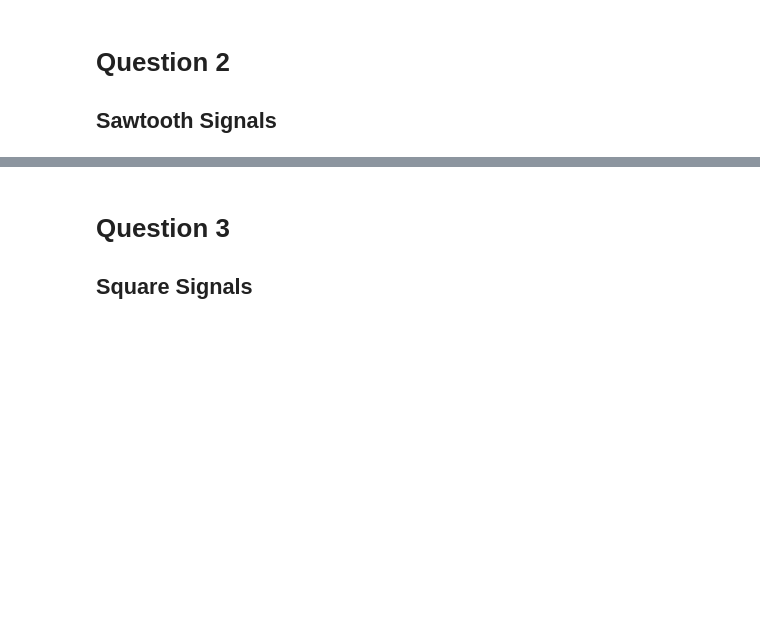
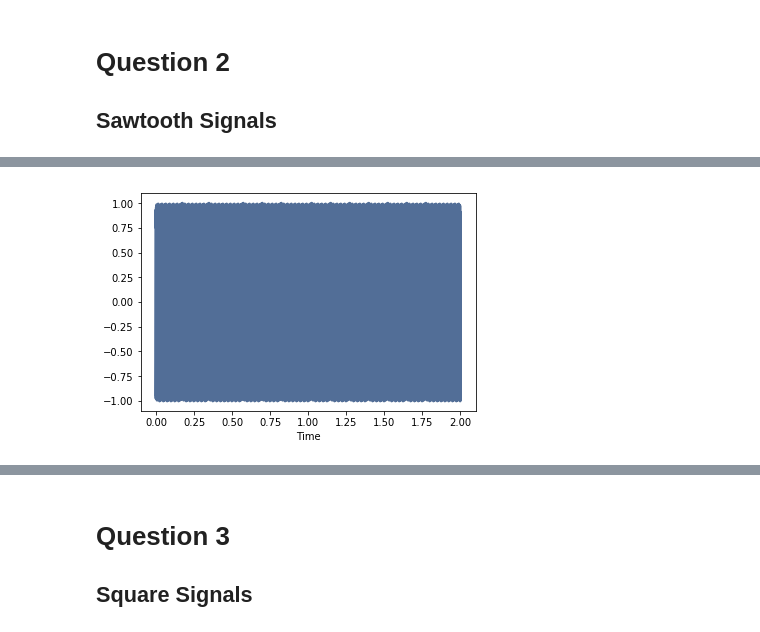
Before and after one commit to mlecoz/ThinkDSP, a Jupyter notebook: code/DSP_HW1_LeCoz.ipynb, the cells around one changed output, grey strips where cells are left out. Saved outputs shown, nothing was run; the diff lists cells and outputs as text; code cells hidden in the pictures; blank space fills up the shorter version.

```diff
--- a/code/DSP_HW1_LeCoz.ipynb
+++ b/code/DSP_HW1_LeCoz.ipynb
@@ -98,5 +107,8 @@ sawtooth_signal.plot()
 # %%
 # calculate and plot the sawtooth wave to see if it looks right
 
-# sawtooth_wave = sawtooth_signal.make_wave(duration=0.5, start=0, framerate=11025)
-# sawtooth_wave.plot()
+sawtooth_wave = sawtooth_signal.make_wave(duration=2.0, start=0, framerate=10000)
+sawtooth_wave.plot()
+thinkplot.config(xlabel='Time')
+# %% [output]
+[figure, added]
```
Also changed, not shown: parts of 4 cells of this notebook.
